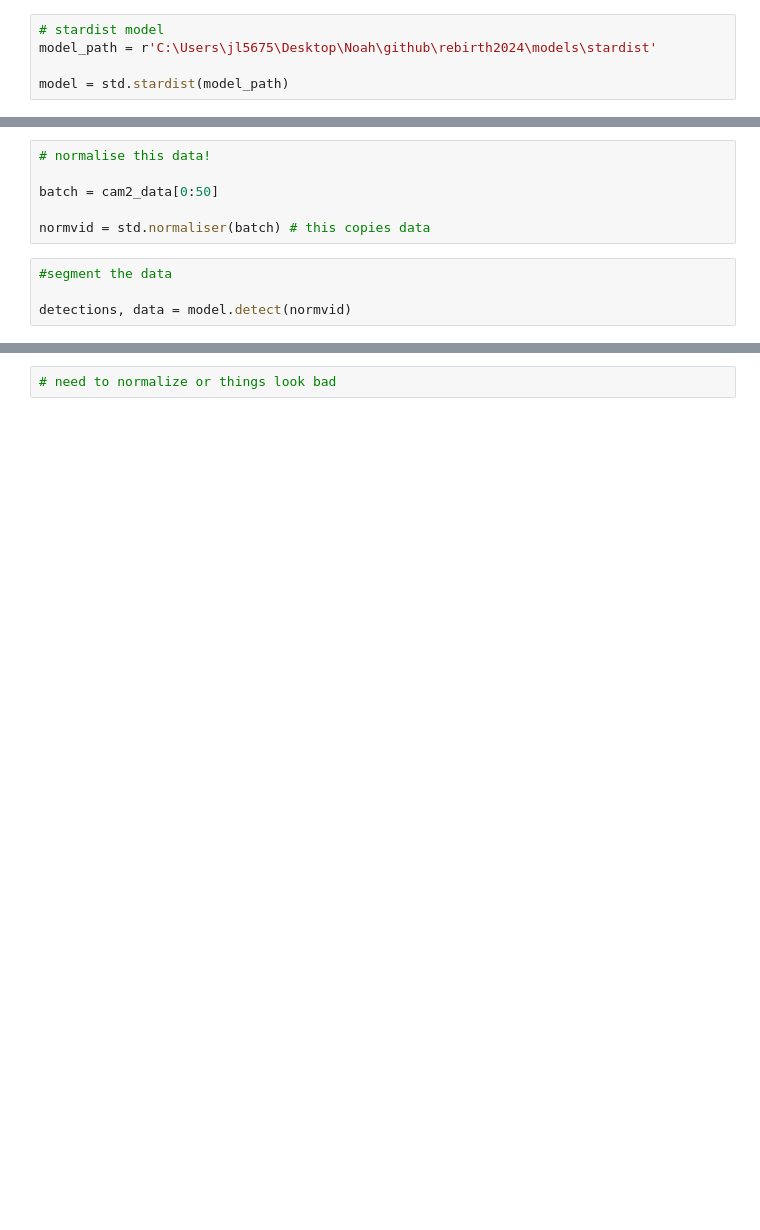
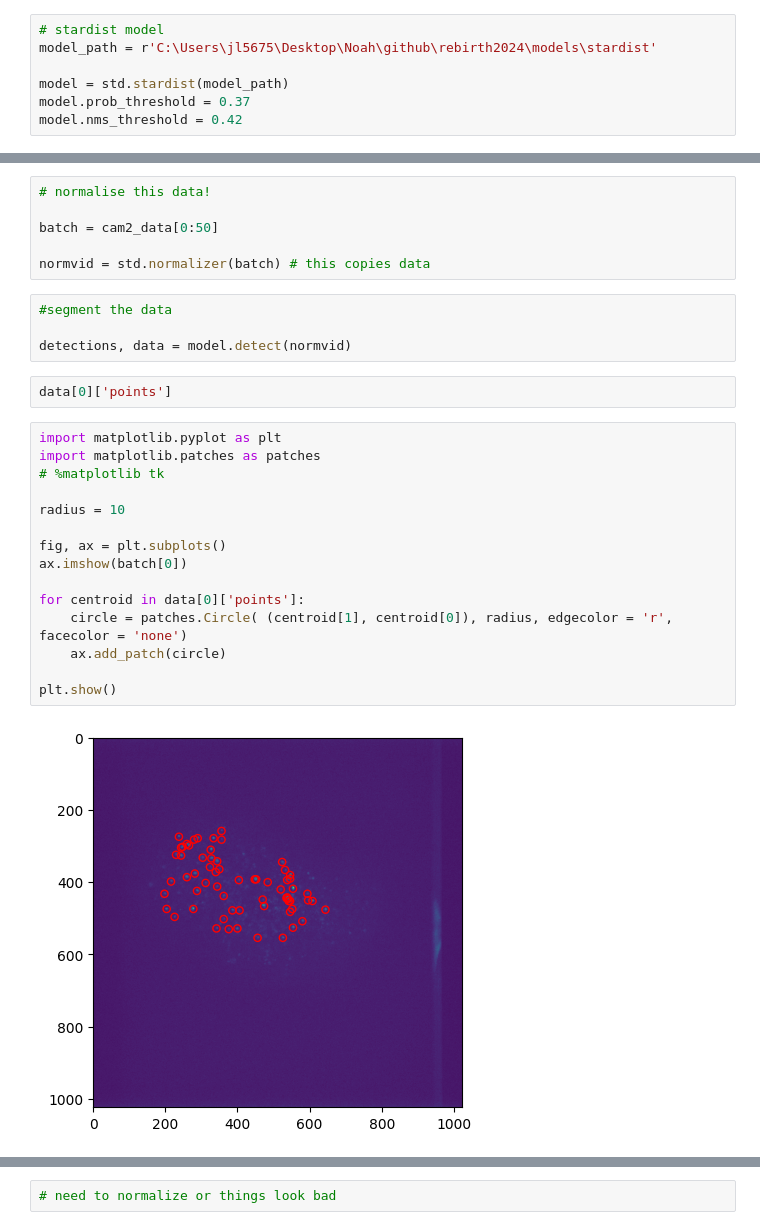
Before and after one commit to N0AHt/rebirth2024, a Jupyter notebook: notebooks/point_segmentation.ipynb, the cells around one changed output, grey strips where cells are left out. Cells and saved outputs as stored; diff of their text form; blank space fills up the shorter version.

```diff
--- a/notebooks/point_segmentation.ipynb
+++ b/notebooks/point_segmentation.ipynb
@@ -14,3 +17,5 @@ from rebirth.utils import tif_memmap_utils as utils, display_utils as disp
 model_path = r'C:\Users\jl5675\Desktop\Noah\github\rebirth2024\models\stardist'
 
 model = std.stardist(model_path)
+model.prob_threshold = 0.37
+model.nms_threshold = 0.42
@@ -27,11 +48,30 @@ disp.cv_play(cam2_data)
 
 batch = cam2_data[0:50]
 
-normvid = std.normaliser(batch) # this copies data
+normvid = std.normalizer(batch) # this copies data
 # %%
 #segment the data
 
 detections, data = model.detect(normvid)
+# %%
+data[0]['points']
+# %%
+import matplotlib.pyplot as plt
+import matplotlib.patches as patches
+# %matplotlib tk
+
+radius = 10
+
+fig, ax = plt.subplots()
+ax.imshow(batch[0])
+
+for centroid in data[0]['points']:
+    circle = patches.Circle( (centroid[1], centroid[0]), radius, edgecolor = 'r', facecolor = 'none')
+    ax.add_patch(circle)
+
+plt.show()
+# %% [output]
+[figure, added]
 # %%
 #Set model parameters for your dataset
 detector = model
```
Also changed, not shown: parts of 8 cells of this notebook, 5 other files.
